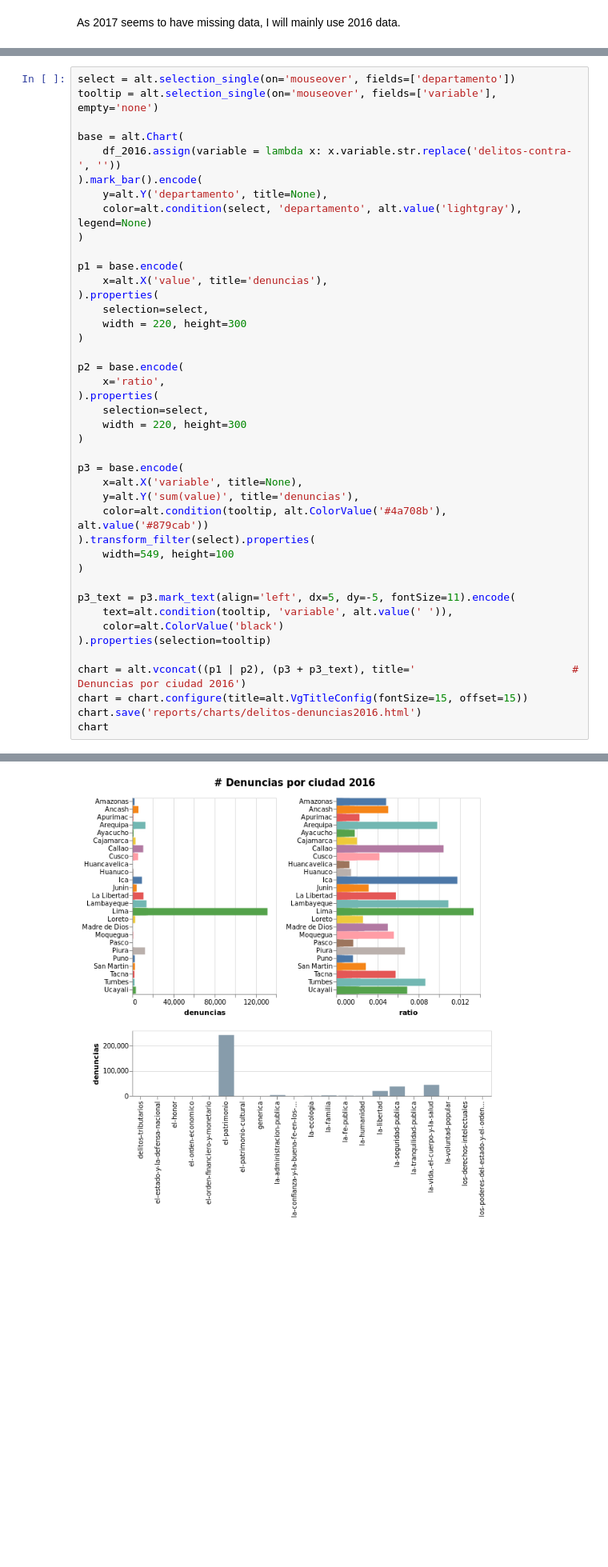
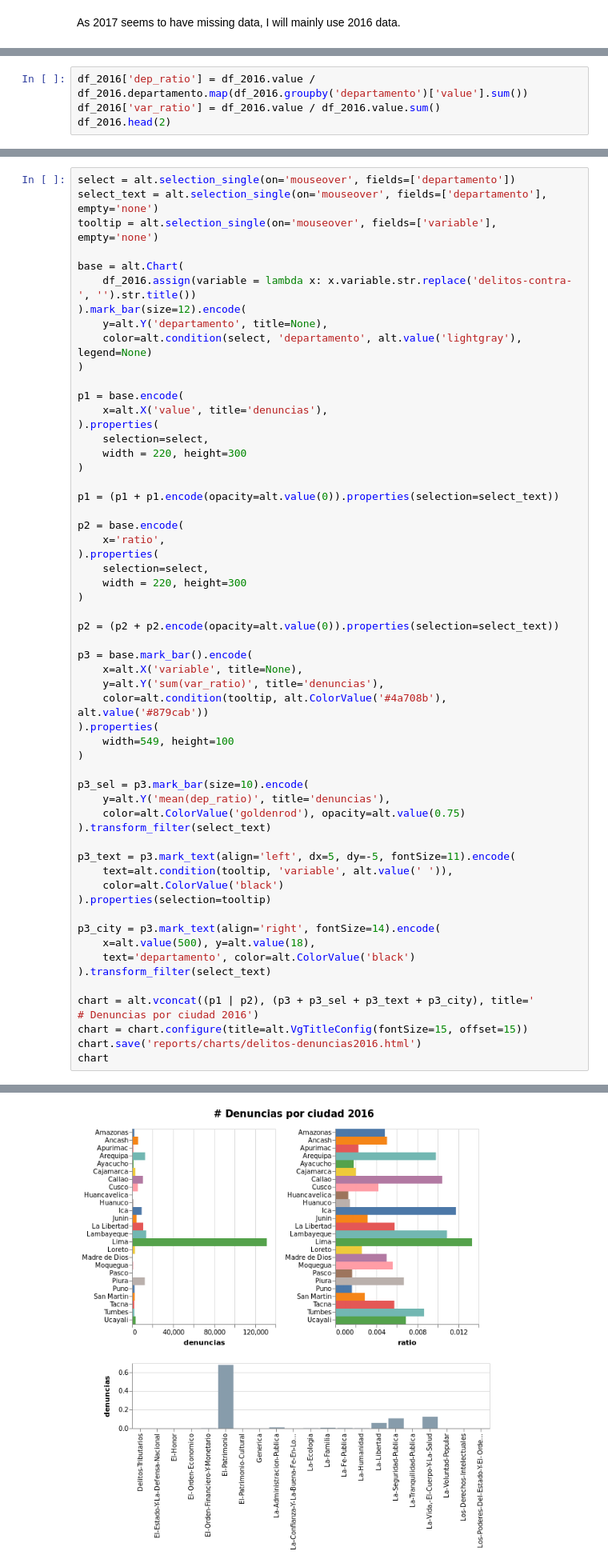
Before and after one commit to renato145/peru-stats, a Jupyter notebook: nbs/explore-delitos.ipynb, the cells around one changed output, grey strips where cells are left out. Shown at 80% size. Cells and saved outputs as stored; diff of their text form; blank space fills up the shorter version.

Commit message:
delitos plot

```diff
--- a/nbs/explore-delitos.ipynb
+++ b/nbs/explore-delitos.ipynb
@@ -60,0 +55,4 @@ df_2016.head(2)
+# %%
+df_2016['dep_ratio'] = df_2016.value / df_2016.departamento.map(df_2016.groupby('departamento')['value'].sum())
+df_2016['var_ratio'] = df_2016.value / df_2016.value.sum()
+df_2016.head(2)
@@ -61,48 +63,63 @@ df_2016.head(2)
 # %%
 select = alt.selection_single(on='mouseover', fields=['departamento'])
+select_text = alt.selection_single(on='mouseover', fields=['departamento'], empty='none')
 tooltip = alt.selection_single(on='mouseover', fields=['variable'], empty='none')
 
 base = alt.Chart(
-    df_2016.assign(variable = lambda x: x.variable.str.replace('delitos-contra-', ''))
-).mark_bar().encode(
+    df_2016.assign(variable = lambda x: x.variable.str.replace('delitos-contra-', '').str.title())
+).mark_bar(size=12).encode(
     y=alt.Y('departamento', title=None),
     color=alt.condition(select, 'departamento', alt.value('lightgray'), legend=None)
 )
 
 p1 = base.encode(
     x=alt.X('value', title='denuncias'),
 ).properties(
     selection=select,
     width = 220, height=300
 )
 
+p1 = (p1 + p1.encode(opacity=alt.value(0)).properties(selection=select_text))
+
 p2 = base.encode(
     x='ratio',
 ).properties(
     selection=select,
     width = 220, height=300
 )
 
-p3 = base.encode(
+p2 = (p2 + p2.encode(opacity=alt.value(0)).properties(selection=select_text))
+
+p3 = base.mark_bar().encode(
     x=alt.X('variable', title=None),
-    y=alt.Y('sum(value)', title='denuncias'),
+    y=alt.Y('sum(var_ratio)', title='denuncias'),
     color=alt.condition(tooltip, alt.ColorValue('#4a708b'), alt.value('#879cab'))
-).transform_filter(select).properties(
+).properties(
     width=549, height=100
 )
+
+p3_sel = p3.mark_bar(size=10).encode(
+    y=alt.Y('mean(dep_ratio)', title='denuncias'),
+    color=alt.ColorValue('goldenrod'), opacity=alt.value(0.75)
+).transform_filter(select_text)
 
 p3_text = p3.mark_text(align='left', dx=5, dy=-5, fontSize=11).encode(
     text=alt.condition(tooltip, 'variable', alt.value(' ')),
     color=alt.ColorValue('black')
 ).properties(selection=tooltip)
 
-chart = alt.vconcat((p1 | p2), (p3 + p3_text), title='                         # Denuncias por ciudad 2016')
+p3_city = p3.mark_text(align='right', fontSize=14).encode(
+    x=alt.value(500), y=alt.value(18),
+    text='departamento', color=alt.ColorValue('black')
+).transform_filter(select_text)
+
+chart = alt.vconcat((p1 | p2), (p3 + p3_sel + p3_text + p3_city), title='                         # Denuncias por ciudad 2016')
 chart = chart.configure(title=alt.VgTitleConfig(fontSize=15, offset=15))
 chart.save('reports/charts/delitos-denuncias2016.html')
 chart
 # %% [output]
 [interactive output not drawn]
-[figure, old version]
+[figure, new version]
 # %% [markdown]
 # Plots
 # %%
```
Also changed, not shown: parts of 3 cells of this notebook, 1 other file.
